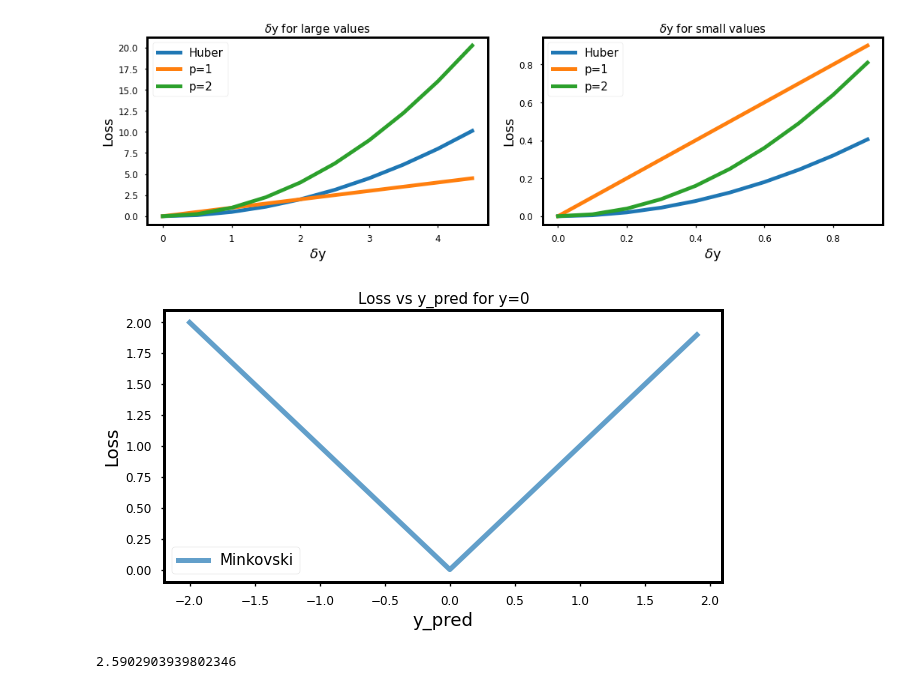
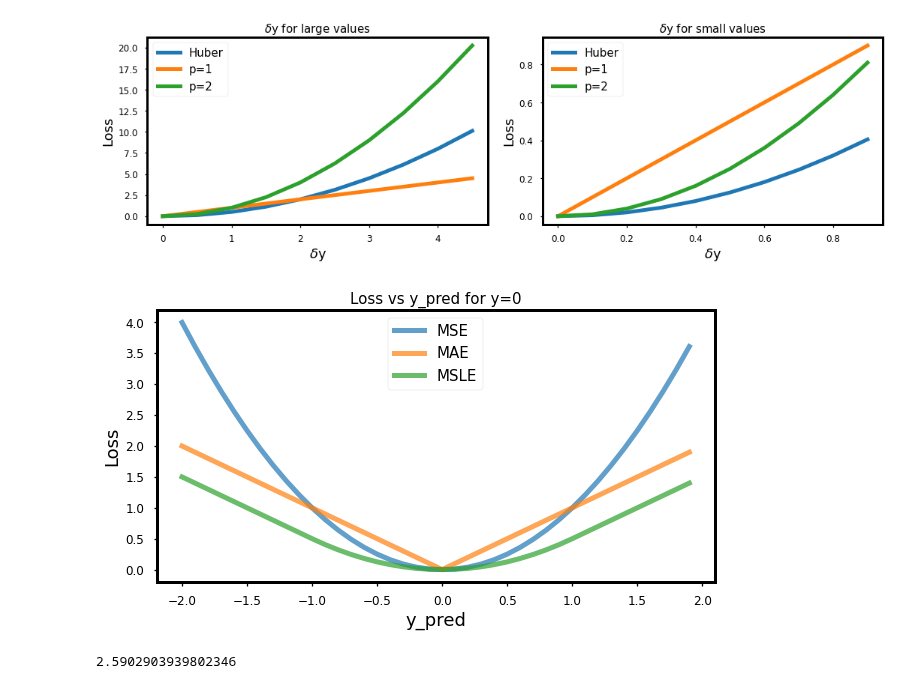
Before and after one commit to sraeisi/MachineLearning_Physics, a Jupyter notebook: 1/MLP_Basics_Loss.ipynb, the cells around one changed output. Saved outputs shown, nothing was run; the diff lists cells and outputs as text; code cells hidden in the pictures.

```diff
--- a/1/MLP_Basics_Loss.ipynb
+++ b/1/MLP_Basics_Loss.ipynb
@@ -170,29 +170,28 @@ plt.show()
 # %%
 '''
 We want to plot different loss functions.
 We take y=0 and change y_pred over a range
 of values and see how the loss changes with
 that.
 '''
 y=0
 y_pred_list = np.arange(-2,2,.1)
 
 loss_dict = {
-    'Minkovski': minkovski,
-    # 'MSE':mse,
-    # 'MAE':mae,
-    # 'MSLE': huber
+    'MSE':mse,
+    'MAE':mae,
+    'MSLE': huber
 }
 
 fig = plt.figure(figsize=(10,5))
 ax = fig.add_subplot(1, 1, 1 , xlabel = 'y_pred', ylabel='Loss', title = 'Loss vs y_pred for y=0')
 for loss in list(loss_dict.keys()):
   ax.plot(y_pred_list, [loss_dict[loss](y, yp) for yp in y_pred_list], label=loss, alpha=.7)
 
 plt.legend(loc=0)
 plt.show()
 # %% [output]
-[figure, old version]
+[figure, new version]
 # %%
 from sklearn.metrics import mean_absolute_error, mean_squared_error, mean_squared_log_error, max_error
 
```
Also changed, not shown: parts of 1 cell of this notebook.
